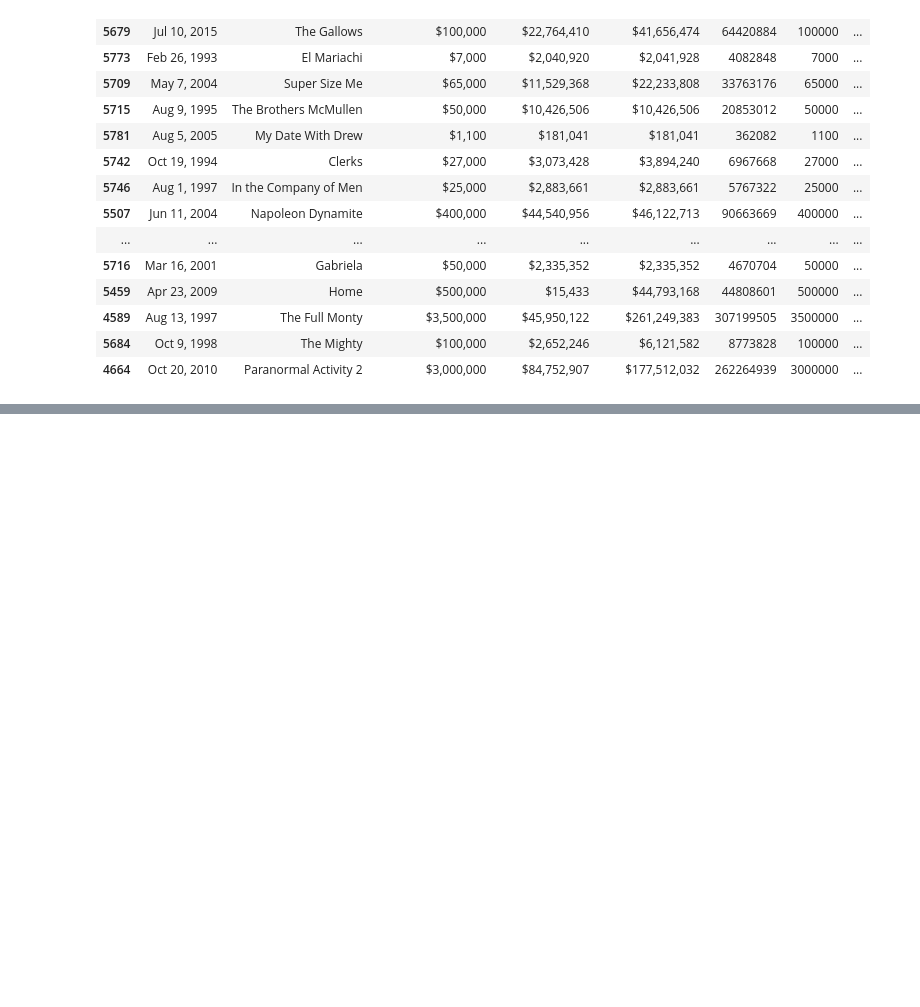
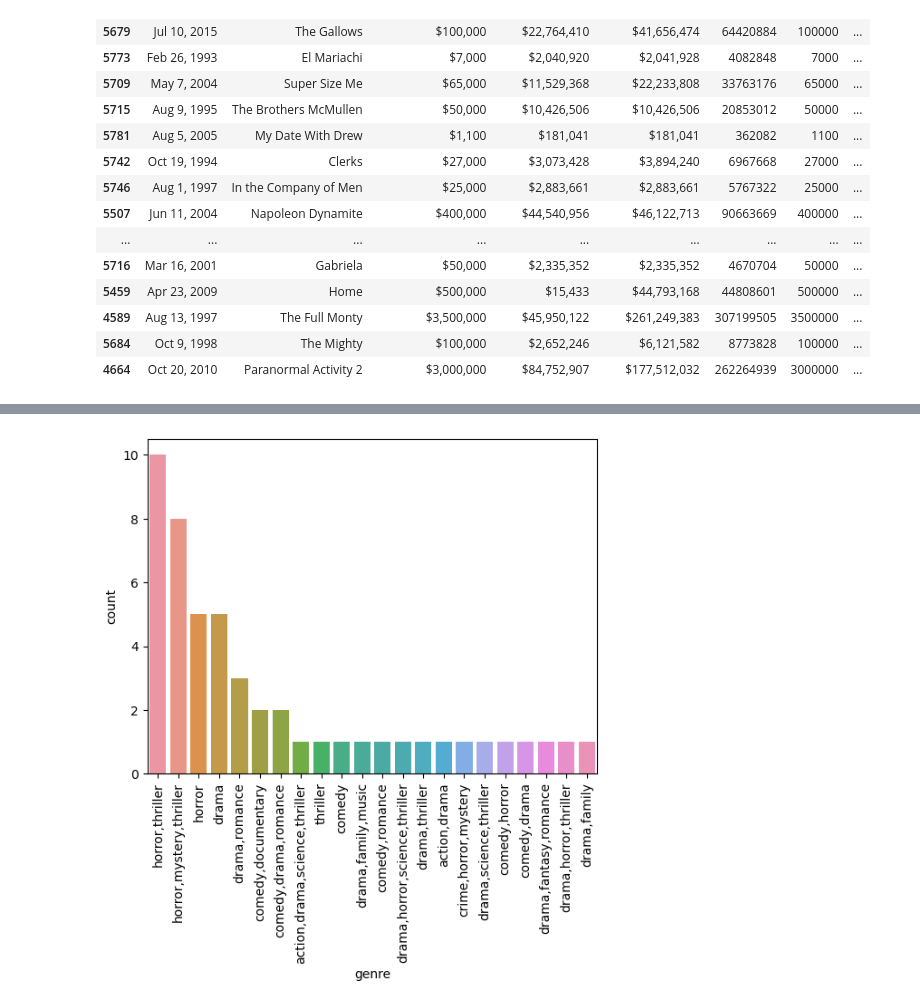
Before and after one commit to bkokin/semester_1_capstone, a Jupyter notebook: exploratory_work/hanwen_exploratory.ipynb, the cells around one changed output, grey strips where cells are left out. Drawn from its saved outputs; the diff is of its cells as text; code cells hidden in the pictures; blank space fills up the shorter version.

```diff
--- a/exploratory_work/hanwen_exploratory.ipynb
+++ b/exploratory_work/hanwen_exploratory.ipynb
@@ -287,0 +353,4 @@ last_30.iloc[:30]
+# %%
+genre_combined = budget_genre.iloc[:50].genre.value_counts()
+genre_combined_df = genre_combined.reset_index()
+genre_combined_df.columns = ['genre', 'count']
@@ -287,0 +363,6 @@ last_30.iloc[:30]
+# %%
+sns.barplot(data=genre_combined_df, x='genre', y='count')
+plt.xticks(rotation=90)
+None
+# %% [output]
+[figure, added]
```
Also changed, not shown: parts of 16 cells of this notebook.
